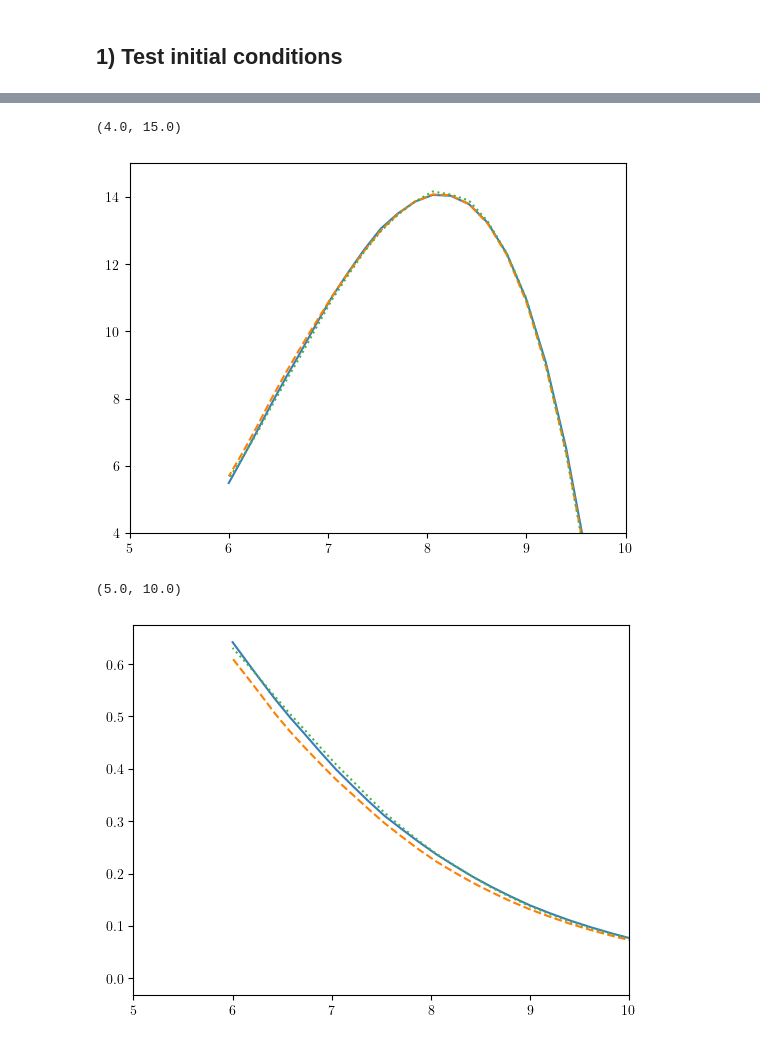
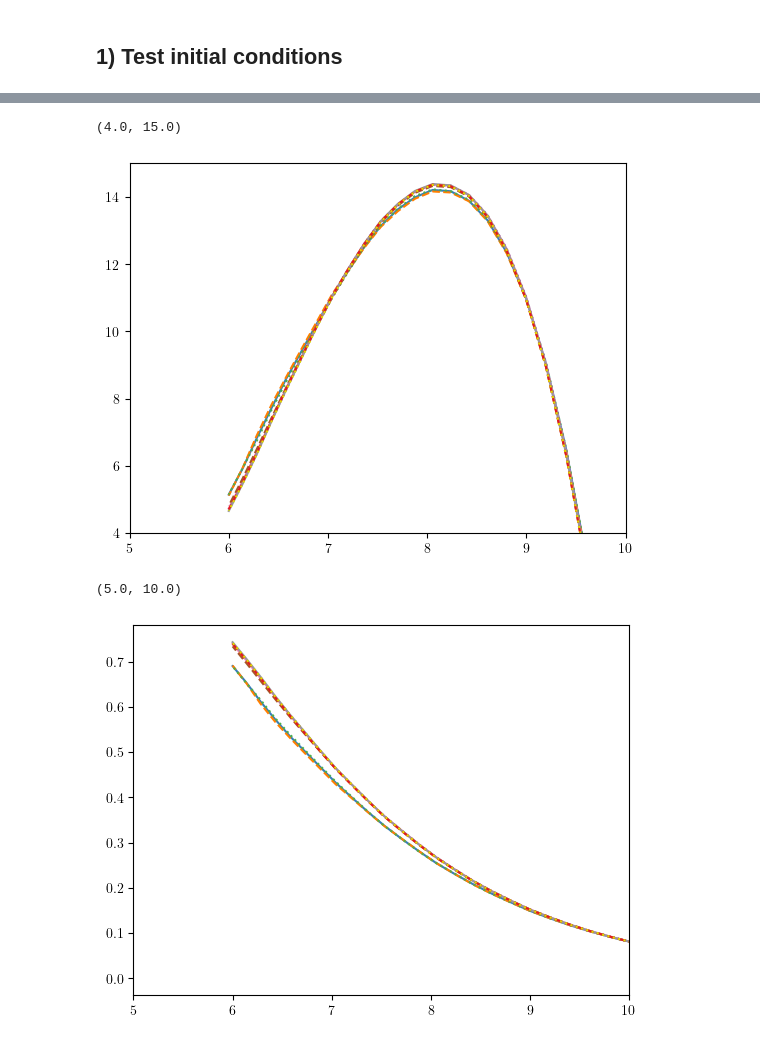
Before and after one commit to jordanflitter/21cmFirstCLASS, a Jupyter notebook: notebook_fNL.ipynb, the cells around one changed output, grey strips where cells are left out. Drawn from its saved outputs; the diff is of its cells as text; code cells hidden in the pictures.

```diff
--- a/notebook_fNL.ipynb
+++ b/notebook_fNL.ipynb
@@ -196,5 +347,5 @@ Now evaluating tau to reionization and re-running CLASS...
 # %%
-fnlm300 = p21c.run_lightcone(redshift = 6., # minimum redshift at which the simulation will stop
+fnlm100 = p21c.run_lightcone(redshift = 6., # minimum redshift at which the simulation will stop
                                random_seed = 1, # numerical seed -- if None, each run will produce different initial conditions, with the same cosmological power spectrum but different spatial realization. You need to specify the random seed to coherently compare two different runs, due to cosmic variance.
                                regenerate = True, # create new data even if cached are found
                                write = False, # whether or no to save cached files
@@ -273,0 +380,13 @@ Text(0.5, 0, '')
+# %%
+fnlm100_bigbox = p21c.run_lightcone(redshift = 6., # minimum redshift at which the simulation will stop
+                               random_seed = 1, # numerical seed -- if None, each run will produce different initial conditions, with the same cosmological power spectrum but different spatial realization. You need to specify the random seed to coherently compare two different runs, due to cosmic variance.
+                               regenerate = True, # create new data even if cached are found
+                               write = False, # whether or no to save cached files
+                               user_params = user_params_NG_IC_bigbox,
+                               astro_params = astro_params,
+                               flag_options = flag_options,
+                               cosmo_params = cosmo_params_mfNL,
+                               global_quantities = global_quantities,
+                               save_coeval_quantities = coeval_quantities,
+                               save_coeval_redshifts = input_coeval_redshifts,
+                               lightcone_quantities = lightcone_quantities) ;
@@ -273,0 +400,13 @@ Text(0.5, 0, '')
+# %%
+fnlm100_smallbox = p21c.run_lightcone(redshift = 6., # minimum redshift at which the simulation will stop
+                               random_seed = 1, # numerical seed -- if None, each run will produce different initial conditions, with the same cosmological power spectrum but different spatial realization. You need to specify the random seed to coherently compare two different runs, due to cosmic variance.
+                               regenerate = True, # create new data even if cached are found
+                               write = False, # whether or no to save cached files
+                               user_params = user_params_NG_IC_smallbox,
+                               astro_params = astro_params,
+                               flag_options = flag_options,
+                               cosmo_params = cosmo_params_mfNL,
+                               global_quantities = global_quantities,
+                               save_coeval_quantities = coeval_quantities,
+                               save_coeval_redshifts = input_coeval_redshifts,
+                               lightcone_quantities = lightcone_quantities) ;
@@ -350,27 +710,35 @@ Text(0.5, 0, '')
 # %%
-# plt.plot(fnl0.node_redshifts,fnl0.global_quantities['brightness_temp'])
-# plt.plot(fnl300.node_redshifts,fnl300.global_quantities['brightness_temp'],'--')
-# plt.plot(fnlm300.node_redshifts,fnlm300.global_quantities['brightness_temp'],':')
+plt.plot(fnl0.node_redshifts,fnl0.global_quantities['brightness_temp'])
+plt.plot(fnl100.node_redshifts,fnl100.global_quantities['brightness_temp'],'--')
+plt.plot(fnlm100.node_redshifts,fnlm100.global_quantities['brightness_temp'],':')
 
-plt.plot(fnl0_big.node_redshifts,fnl0_big.global_quantities['brightness_temp'])
-plt.plot(fnl300_big.node_redshifts,fnl300_big.global_quantities['brightness_temp'],'--')
-plt.plot(fnlm300_big.node_redshifts,fnlm300_big.global_quantities['brightness_temp'],':')
+plt.plot(fnl0_bigbox.node_redshifts,fnl0_bigbox.global_quantities['brightness_temp'])
+plt.plot(fnl100_bigbox.node_redshifts,fnl100_bigbox.global_quantities['brightness_temp'],'--')
+plt.plot(fnlm100_bigbox.node_redshifts,fnlm100_bigbox.global_quantities['brightness_temp'],':')
+
+plt.plot(fnl0_smallbox.node_redshifts,fnl0_smallbox.global_quantities['brightness_temp'])
+plt.plot(fnl100_smallbox.node_redshifts,fnl100_smallbox.global_quantities['brightness_temp'],'--')
+plt.plot(fnlm100_smallbox.node_redshifts,fnlm100_smallbox.global_quantities['brightness_temp'],':')
 
 plt.xlim(5,10)
 plt.ylim(4,15)
 # %% [output]
 (4.0, 15.0)
-[figure, old version]
+[figure, new version]
 # %%
-# plt.plot(fnl0_big.node_redshifts,1-fnl0.global_quantities['xH_box'])
-# plt.plot(fnl300_big.node_redshifts,1-fnl300.global_quantities['xH_box'],'--')
-# plt.plot(fnlm300_big.node_redshifts,1-fnlm300.global_quantities['xH_box'],':')
+plt.plot(fnl0.node_redshifts,1-fnl0.global_quantities['xH_box'])
+plt.plot(fnl100.node_redshifts,1-fnl100.global_quantities['xH_box'],'--')
+plt.plot(fnlm100.node_redshifts,1-fnlm100.global_quantities['xH_box'],':')
 
-plt.plot(fnl0_big.node_redshifts,1-fnl0_big.global_quantities['xH_box'])
-plt.plot(fnl300_big.node_redshifts,1-fnl300_big.global_quantities['xH_box'],'--')
-plt.plot(fnlm300_big.node_redshifts,1-fnlm300_big.global_quantities['xH_box'],':')
+plt.plot(fnl0_bigbox.node_redshifts,1-fnl0_bigbox.global_quantities['xH_box'])
+plt.plot(fnl100_bigbox.node_redshifts,1-fnl100_bigbox.global_quantities['xH_box'],'--')
+plt.plot(fnlm100_bigbox.node_redshifts,1-fnlm100_bigbox.global_quantities['xH_box'],':')
+
+plt.plot(fnl0_smallbox.node_redshifts,1-fnl0_smallbox.global_quantities['xH_box'])
+plt.plot(fnl100_smallbox.node_redshifts,1-fnl100_smallbox.global_quantities['xH_box'],'--')
+plt.plot(fnlm100_smallbox.node_redshifts,1-fnlm100_smallbox.global_quantities['xH_box'],':')
 
 plt.xlim(5,10)
 # %% [output]
 (5.0, 10.0)
-[figure, old version]
+[figure, new version]
```
Also changed, not shown: parts of 24 cells of this notebook, 3 other files.
